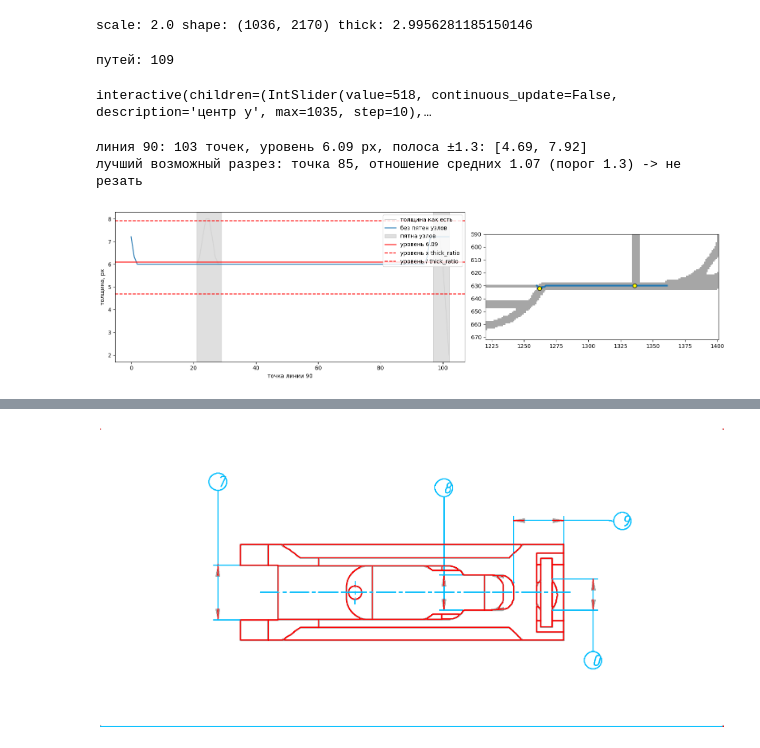
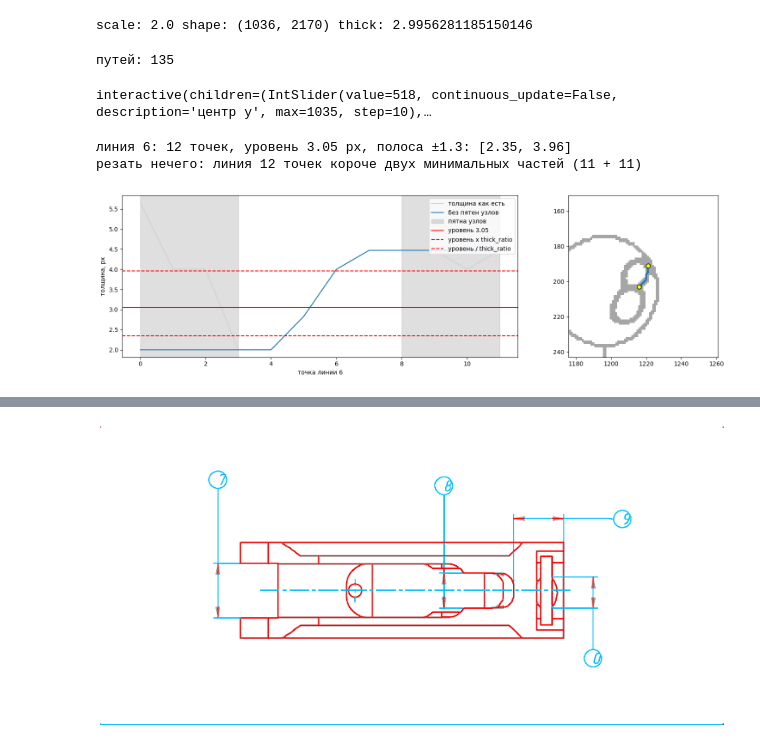
Before and after one commit to SergeyKrasnoslobodtsev/draftslice, a Jupyter notebook: notebooks/exp_clear_drawing.ipynb, the cells around one changed output, grey strips where cells are left out. Saved outputs shown, nothing was run; the diff lists cells and outputs as text; code cells hidden in the pictures.

```diff
--- a/notebooks/exp_clear_drawing.ipynb
+++ b/notebooks/exp_clear_drawing.ipynb
@@ -31,13 +31,13 @@ file_names = [f.name for f in files]
 def _view_img(filename: str):
 
     path = next(f for f in files if f.name == filename)
-    img, polys = load_sheet(path)
+    img = load_image(str(path))
     plt.figure(figsize=(16, 8))
     plt.imshow(img)
     plt.title(img.shape)
     plt.axis("off")
     plt.show()
-    return img, polys
+    return img
 
 
 ui = widgets.interactive(_view_img, filename=file_names)
@@ -52,6 +52,7 @@ def get_half_wide_box(poly):
     (cx, cy), (w, h), a = cv2.minAreaRect(poly)
     m = min(w, h) / 2
     return np.round(cv2.boxPoints(((cx, cy), (w + 2 * m, h + 2 * m), a))).astype(np.int32)
+
 
 def draw_tight_mask_and_get_boxes(shape, polys):
     """Создает точную маску полигонов и список расширенных боксов."""
@@ -64,6 +65,7 @@ def draw_tight_mask_and_get_boxes(shape, polys):
         wide_boxes.append(get_half_wide_box(poly))
 
     return tight, wide_boxes
+
 
 def check_components_in_wide_boxes(labels, binary, wide_boxes, comp_area, n_cc):
     """Проверяет, лежит ли каждая компонента ЦЕЛИКОМ внутри хотя бы одного wide_box."""
@@ -93,10 +95,11 @@ def check_components_in_wide_boxes(labels, binary, wide_boxes, comp_area, n_cc):
                 present_labels = present_labels[1:]
 
             # Проверяем площадь только для них и точечно обновляем in_one_wide
-            is_full_inside = (local_counts[present_labels] == comp_area[present_labels])
+            is_full_inside = local_counts[present_labels] == comp_area[present_labels]
             in_one_wide[present_labels[is_full_inside]] = True
 
     return in_one_wide
+
 
 def clear_text(binary, polys):
     # Каждую полигонную область уменьшаем и закрашиваем
@@ -109,7 +112,7 @@ def clear_text(binary, polys):
     # Компонента более чем на 50% площади лежит в точных полигонах
     valid_tight_pixels = (binary > 0) & (tight_mask == 1)
     in_tight = np.bincount(labels[valid_tight_pixels], minlength=n_cc)
-    is_mostly_in_tight = (2 * in_tight > comp_area)
+    is_mostly_in_tight = 2 * in_tight > comp_area
 
     # Компонента целиком лежит внутри одной расширенной рамки
     is_entirely_in_wide = check_components_in_wide_boxes(labels, binary, wide_boxes, comp_area, n_cc)
@@ -124,12 +127,17 @@ def clear_text(binary, polys):
     return ink.astype(np.uint8) * 255
 # %%
 from draftslice.core import preprocess
+from draftslice.core.ocr import pipeline
 
-img, polys = ui.result
+orig = ui.result  # type: ignore
+img = ui.result  # type: ignore
+
+
+ocr_res = pipeline.run(img, engine=ocr_engine)
 
 preprocessed = preprocess.preprocess(img, target=9, max_scale=2.0)
 img = preprocessed.img
-polys = polys * preprocessed.scale
+polys = [r.poly * preprocessed.scale for r in ocr_res]
 ink = clear_text(preprocessed.binary > 0, polys)
 
 print(f"scale: {preprocessed.scale} shape: {preprocessed.binary.shape} thick: {preprocessed.t_c}")
@@ -140,10 +148,10 @@ from draftslice.core.thick_lines.graph import build_graph
 
 THICK_RATIO = 1.3
 dist_map = cv2.distanceTransform(ink, distanceType=cv2.DIST_L2, maskSize=cv2.DIST_MASK_PRECISE)
-g0 = build_graph(ink, dist_map, max_kink_deg=30.0, tol=0.9, thick_ratio=THICK_RATIO)
+g0 = build_graph(ink, dist_map, max_kink_deg=30.0, tol=0.1, thick_ratio=THICK_RATIO)
 print("путей:", g0.n_paths)
 # %% [output]
-путей: 109
+путей: 135
 # %%
 def show_paths(img, g, win=None, min_len=0, width=16):
     """win = (y0, y1, x0, x1) — окно в координатах изображения; фигура подгоняется под его пропорции."""
@@ -220,35 +236,45 @@ def show_line(i, min_len=3.0, margin=40):
         d = np.abs(c[k - 1] / k - (c[-1] - c[k - 1]) / (n - k))
         j = int(np.argmax(np.sqrt(k * (n - k) / n) * d))
         msg += f"\nлучший возможный разрез: точка {k[j]}, отношение средних {np.exp(d[j]):.2f} (порог {THICK_RATIO}) -> {'резать' if np.exp(d[j]) > THICK_RATIO else 'не резать'}"
     else:
         msg += f"\nрезать нечего: линия {n} точек короче двух минимальных частей ({m} + {m})"
     fig, (ax, im) = plt.subplots(1, 2, figsize=(16, 4.5), gridspec_kw={"width_ratios": [3, 2]})
     ax.plot(t_px[pix], color="lightgray", label="толщина как есть")
     ax.plot(t, color="tab:blue", label="без пятен узлов")
-    ax.fill_between(np.arange(n), 0, 1, where=spots, color="gray", alpha=0.25, transform=ax.get_xaxis_transform(), label="пятна узлов")
+    ax.fill_between(
+        np.arange(n),
+        0,
+        1,
+        where=spots,
+        color="gray",
+        alpha=0.25,
+        transform=ax.get_xaxis_transform(),
+        label="пятна узлов",
+    )
     ax.axhline(level, color="red", label=f"уровень {level:.2f}")
     ax.axhline(level * THICK_RATIO, color="red", ls="--", label="уровень x thick_ratio")
     ax.axhline(level / THICK_RATIO, color="red", ls="--", label="уровень / thick_ratio")
     ax.set_xlabel(f"точка линии {i}")
     ax.set_ylabel("толщина, px")
     ax.legend(loc="upper right")
     yx = g0.coordinates[pix]
     im.imshow(ink > 0, cmap="Greys", alpha=0.35)
     im.plot(yx[:, 1], yx[:, 0], color="tab:blue", lw=3)
     nodes = yx[g0.degrees[pix] >= 3]
     im.scatter(nodes[:, 1], nodes[:, 0], c="yellow", edgecolors="k", s=50, zorder=5)
     im.set_xlim(yx[:, 1].min() - margin, yx[:, 1].max() + margin)
     im.set_ylim(yx[:, 0].max() + margin, yx[:, 0].min() - margin)
     plt.tight_layout()
     print(msg)
     return fig
 
-IDX_LINE = 90
+
+IDX_LINE = 6
 
 
 show_line(IDX_LINE)
 plt.show()
 # %% [output]
-линия 90: 103 точек, уровень 6.09 px, полоса ±1.3: [4.69, 7.92]
-лучший возможный разрез: точка 85, отношение средних 1.07 (порог 1.3) -> не резать
+линия 6: 12 точек, уровень 3.05 px, полоса ±1.3: [2.35, 3.96]
+резать нечего: линия 12 точек короче двух минимальных частей (11 + 11)
-[figure, old version]
+[figure, new version]
```
Also changed, not shown: parts of 8 cells of this notebook, 11 other files.
